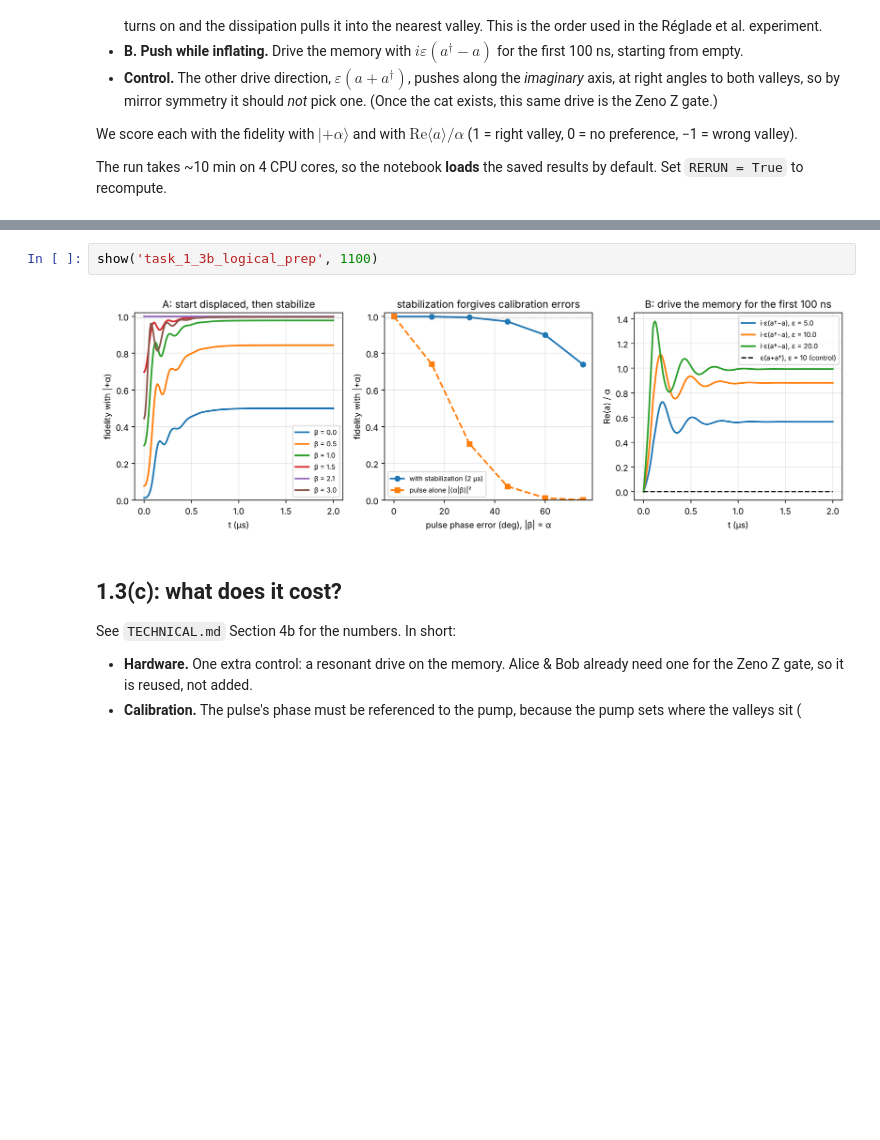
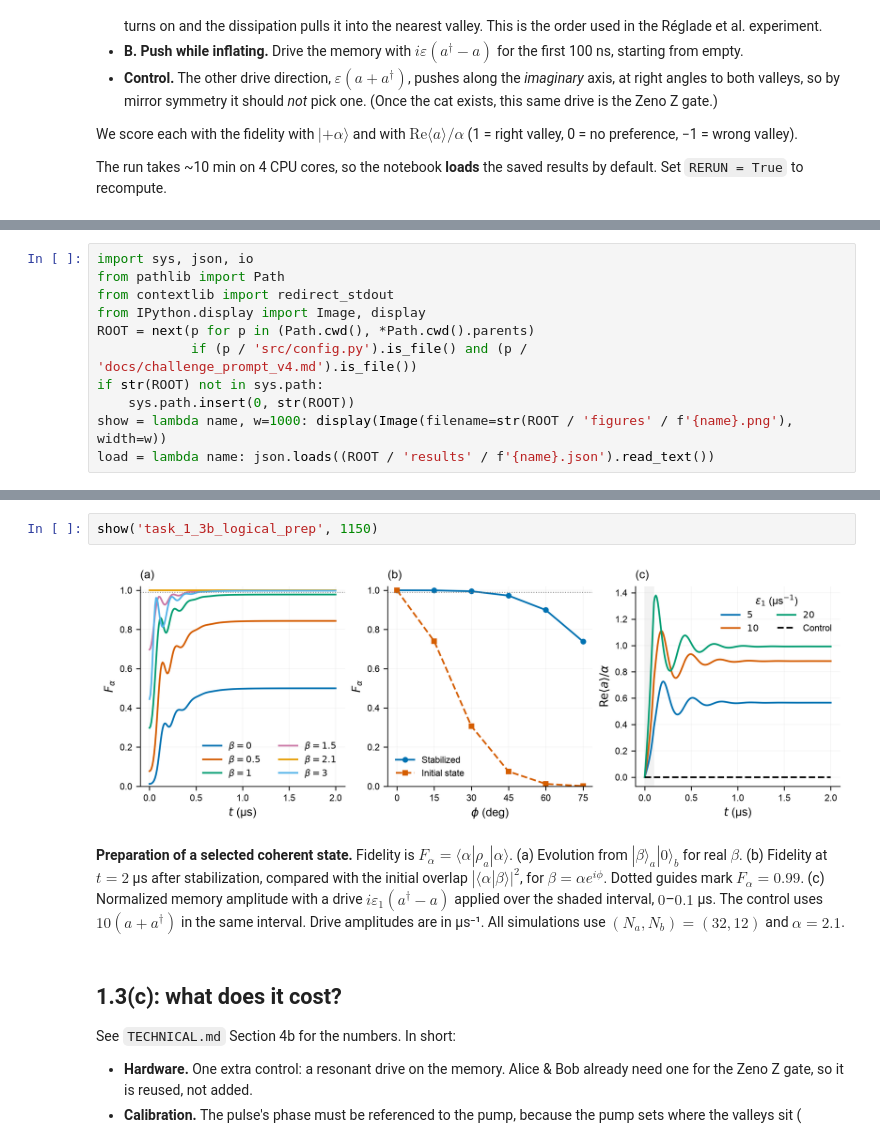
Before and after one commit to pkarakala/duquantum-cat-qubit, a Jupyter notebook: notebooks/05_task_1_3b_logical_prep.ipynb, the cells around one changed output, grey strips where cells are left out. Cells and saved outputs as stored; diff of their text form; blank space fills up the shorter version.

```diff
--- a/notebooks/05_task_1_3b_logical_prep.ipynb
+++ b/notebooks/05_task_1_3b_logical_prep.ipynb
@@ -22,3 +15,14 @@ load = lambda name: json.load(open(f'results/{name}.json'))
+# %%
+import sys, json, io
+from pathlib import Path
+from contextlib import redirect_stdout
+from IPython.display import Image, display
+ROOT = next(p for p in (Path.cwd(), *Path.cwd().parents)
+            if (p / 'src/config.py').is_file() and (p / 'docs/challenge_prompt_v4.md').is_file())
+if str(ROOT) not in sys.path:
+    sys.path.insert(0, str(ROOT))
+show = lambda name, w=1000: display(Image(filename=str(ROOT / 'figures' / f'{name}.png'), width=w))
+load = lambda name: json.loads((ROOT / 'results' / f'{name}.json').read_text())
 # %%
 RERUN = False
 if RERUN:
@@ -60,7 +34,9 @@ r['control_wrong_quadrature']
 # %%
-show('task_1_3b_logical_prep', 1100)
+show('task_1_3b_logical_prep', 1150)
 # %% [output]
-[figure, old version]
+[figure, new version]
+# %% [markdown]
+**Preparation of a selected coherent state.** Fidelity is $F_\alpha=\langle\alpha|\rho_a|\alpha\rangle$. (a) Evolution from $|\beta\rangle_a|0\rangle_b$ for real $\beta$. (b) Fidelity at $t=2$ µs after stabilization, compared with the initial overlap $|\langle\alpha|\beta\rangle|^2$, for $\beta=\alpha e^{i\phi}$. Dotted guides mark $F_\alpha=0.99$. (c) Normalized memory amplitude with a drive $i\varepsilon_1(a^\dagger-a)$ applied over the shaded interval, $0$–$0.1$ µs. The control uses $10(a+a^\dagger)$ in the same interval. Drive amplitudes are in µs⁻¹. All simulations use $(N_a,N_b)=(32,12)$ and $\alpha=2.1$.
 # %% [markdown]
 ## 1.3(c): what does it cost?
 
```
Also changed, not shown: parts of 4 cells of this notebook, 57 other files.
